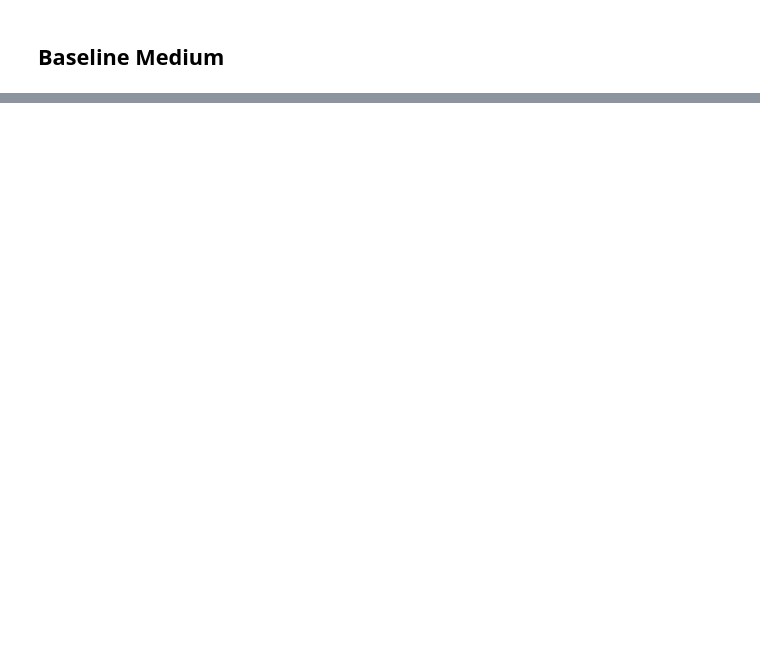
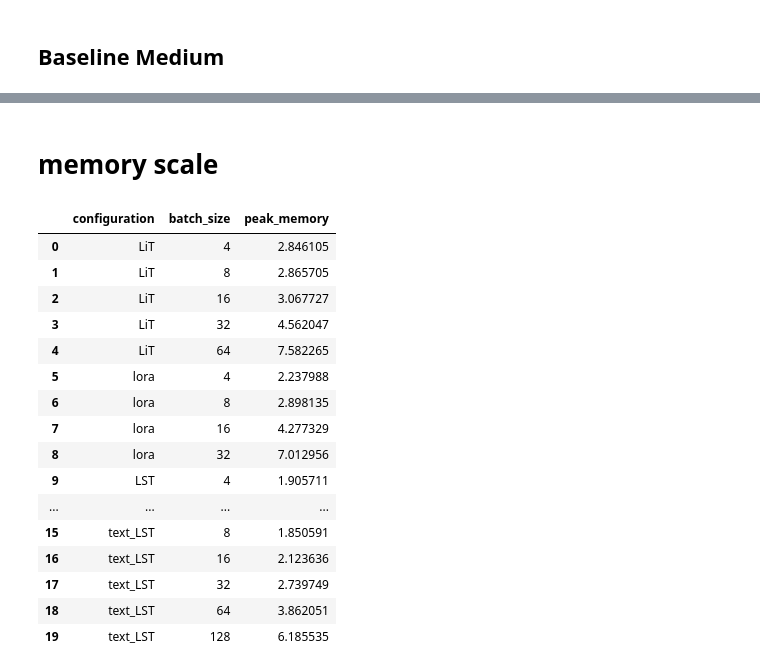
Before and after one commit to CarrelV/master_lit, a Jupyter notebook: graph.ipynb, the cells around one changed output, grey strips where cells are left out. Drawn from its saved outputs; the diff is of its cells as text; code cells hidden in the pictures; blank space fills up the shorter version.

```diff
--- a/graph.ipynb
+++ b/graph.ipynb
@@ -299,3 +302,27 @@ df_baseline_memory
 | 19 | classic_LiT (I=medium/T=medium) | 1512.584473 | 4619.555176 | 4629.637695 | 1990.161621 | ... |
 | 3 | LoRA (I=medium/T=medium) | 1521.584473 | 7171.184570 | 7181.267090 | 1569.224121 | ... |
 | 4 | LST (I=medium/T=medium) | 1576.607910 | 4228.324707 | 4239.141602 | 1610.483887 | ... |
+# %% [markdown]
+# memory scale
+# %%
+df_memory_scale = pd.read_csv("memory_scale.csv")
+df_memory_scale["peak_memory"] = df_memory_scale["peak_memory"] / (1024 * 1024 * 1024)
+df_memory_scale
+# %% [output]
+|  | configuration | batch_size | peak_memory |
+| 0 | LiT | 4 | 2.846105 |
+| 1 | LiT | 8 | 2.865705 |
+| 2 | LiT | 16 | 3.067727 |
+| 3 | LiT | 32 | 4.562047 |
+| 4 | LiT | 64 | 7.582265 |
+| 5 | lora | 4 | 2.237988 |
+| 6 | lora | 8 | 2.898135 |
+| 7 | lora | 16 | 4.277329 |
+| 8 | lora | 32 | 7.012956 |
+| 9 | LST | 4 | 1.905711 |
+| ... | ... | ... | ... |
+| 15 | text_LST | 8 | 1.850591 |
+| 16 | text_LST | 16 | 2.123636 |
+| 17 | text_LST | 32 | 2.739749 |
+| 18 | text_LST | 64 | 3.862051 |
+| 19 | text_LST | 128 | 6.185535 |
```
Also changed, not shown: parts of 4 cells of this notebook.
